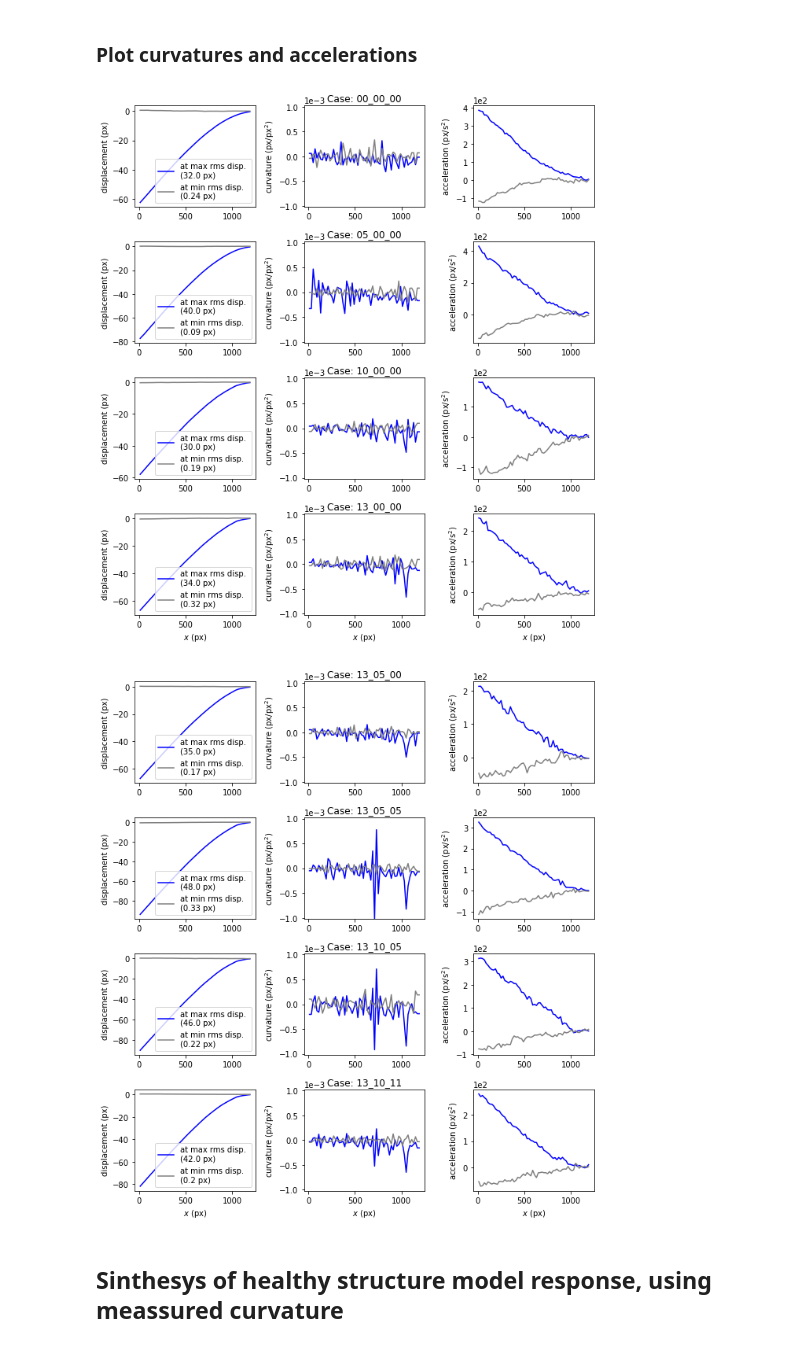
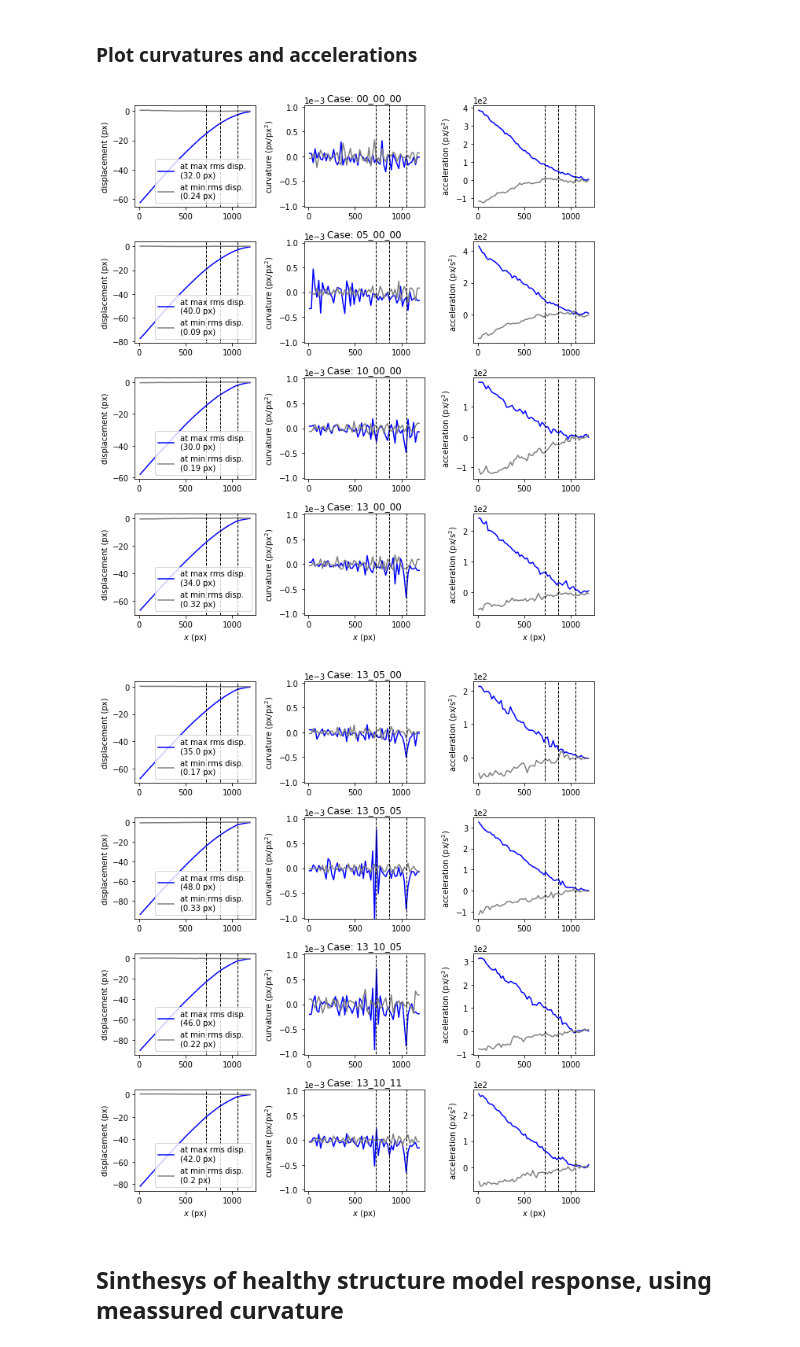
Before and after one commit to carloshernangarrido/structural-health-monitoring, a Jupyter notebook: time_domain_damage_detection_stat.ipynb, the cells around one changed output. Drawn from its saved outputs; the diff is of its cells as text; code cells hidden in the pictures.

```diff
--- a/time_domain_damage_detection_stat.ipynb
+++ b/time_domain_damage_detection_stat.ipynb
@@ -54,7 +49,7 @@ class InputParameters:
   L_d : int
     Apparent length of damage (in points).
   L_ch : int
-    Characteristic length of damage (in points).
+    Characteristic length of damage for median filter (in points).
   h_s_mm : float
     Cross-section height in mm.
   h_s_px : float
@@ -172,7 +167,7 @@ class TimeHistory:
     self.n_points = self.D_.shape[0]
     self.n_time_instants = self.D_.shape[1]
 
-    # Initial calculation of curvatures
+    # Initial calculation of slopes and curvatures
     self.S_ = np.zeros((self.n_points, self.n_time_instants), dtype=np.float64)
     self.C_ = np.zeros((self.n_points, self.n_time_instants), dtype=np.float64)
     for j in range(self.n_time_instants):
@@ -194,7 +189,6 @@ class TimeHistory:
       self.C[i, :] = self.C_[i, :] - np.mean(self.C_[i, :], axis=0)
 
     # Calculation of velocities and accelerations
-    # Initial calculation of curvatures
     self.V = np.zeros((self.n_points, self.n_time_instants), dtype=np.float64)
     self.A = np.zeros((self.n_points, self.n_time_instants), dtype=np.float64)
     for i in range(self.n_points):
@@ -219,7 +213,7 @@ files = ['00_00_00_run1.mat',
          '13_10_11_run1.mat']
 ip = InputParameters(
     files=[os.path.join(path, files[i]) for i in range(len(files))],
-    h_d=4, h_s_px=43, h_s_mm=25.4, crack_locs_mm=[100, 200, 297], fix_end_loc_px=1223)
+    h_d=2, h_s_px=43, h_s_mm=25.4, crack_locs_mm=[100, 210, 297], fix_end_loc_px=1223)
 ths = [TimeHistory(scipy.io.loadmat(file_name), file_name=file_name,
                    initial_time=2.5, final_time=4.5, cut_off_freq=1)
 for file_name in ip.files]
@@ -306,35 +300,51 @@ for i_fig in [0, 1]:
   for i, key in enumerate(list(cases.keys())[0+(len(cases)//2)*(i_fig):(len(cases)//2)*(i_fig+1)]):
     axs[i, 1].set_title(f"Case: {key[0:-5]}")
     axs[i, 0].set_ylabel('displacement (px)')
     axs[i, 0].plot(cases[key]['max_curv']['x'], cases[key]['max_curv']['D'],
                 color='blue', label=f'at max rms disp. \n({round(cases[key]["max_curv_disp_rms"], 2 - int(math.floor(math.log10(abs(cases[key]["max_curv_disp_rms"])))) - 1)} px)')
     axs[i, 0].plot(cases[key]['min_curv']['x'], cases[key]['min_curv']['D'],
                 color='gray', label=f'at min rms disp. \n({round(cases[key]["min_curv_disp_rms"], 2 - int(math.floor(math.log10(abs(cases[key]["min_curv_disp_rms"])))) - 1)} px)')
     axs[i, 0].ticklabel_format(axis='y', scilimits=[-2, 2])
+    _ = axs[i, 0].get_ylim()
+    for loc_px in ip.crack_locs_px:
+      axs[i, 0].plot([loc_px, loc_px], [-100, 100],
+                color='black', linewidth=1, linestyle='--', label=None)
+    axs[i, 0].set_ylim(_)
 
     axs[i, 1].set_ylabel('curvature (px/px$^2$)')
     axs[i, 1].set_ylim((-max_curv_lim, max_curv_lim))
     axs[i, 1].plot(cases[key]['max_curv']['x'], cases[key]['max_curv']['C'],
                 color='blue', label='at max rms disp.')
     axs[i, 1].plot(cases[key]['min_curv']['x'], cases[key]['min_curv']['C'],
                 color='gray', label='at min rms disp.')
     axs[i, 1].ticklabel_format(axis='y', scilimits=[-2, 2])
+    _ = axs[i, 1].get_ylim()
+    for loc_px in ip.crack_locs_px:
+      axs[i, 1].plot([loc_px, loc_px], [-100, 100],
+                color='black', linewidth=1, linestyle='--', label=None)
+    axs[i, 1].set_ylim(_)
 
     axs[i, 2].set_ylabel('acceleration (px/s$^2$)')
     axs[i, 2].plot(cases[key]['max_curv']['x'], cases[key]['max_curv']['A'],
                 color='blue', label='at max rms')
     axs[i, 2].plot(cases[key]['min_curv']['x'], cases[key]['min_curv']['A'],
                 color='gray', label='at min rms curv.')
     axs[i, 2].ticklabel_format(axis='y', scilimits=[-2, 2])
+    _ = axs[i, 2].get_ylim()
+    for loc_px in ip.crack_locs_px:
+      axs[i, 2].plot([loc_px, loc_px], [-1000, 1000],
+                color='black', linewidth=1, linestyle='--', label=None)
+    axs[i, 2].set_ylim(_)
+
     axs[i, 0].legend()
   axs[i, 0].set_xlabel('$x$ (px)')
   axs[i, 1].set_xlabel('$x$ (px)')
   axs[i, 2].set_xlabel('$x$ (px)')
   plt.savefig(os.path.join(path, f'DCA_{i_fig+1}.pdf'), bbox_inches='tight')
   plt.show()
 # %% [output]
-[figure, old version]
+[figure, new version]
-[figure, old version]
+[figure, new version]
 # %% [markdown]
 ## Sinthesys of healthy structure model response, using meassured curvature
 # %%
```
Also changed, not shown: parts of 21 cells of this notebook.
